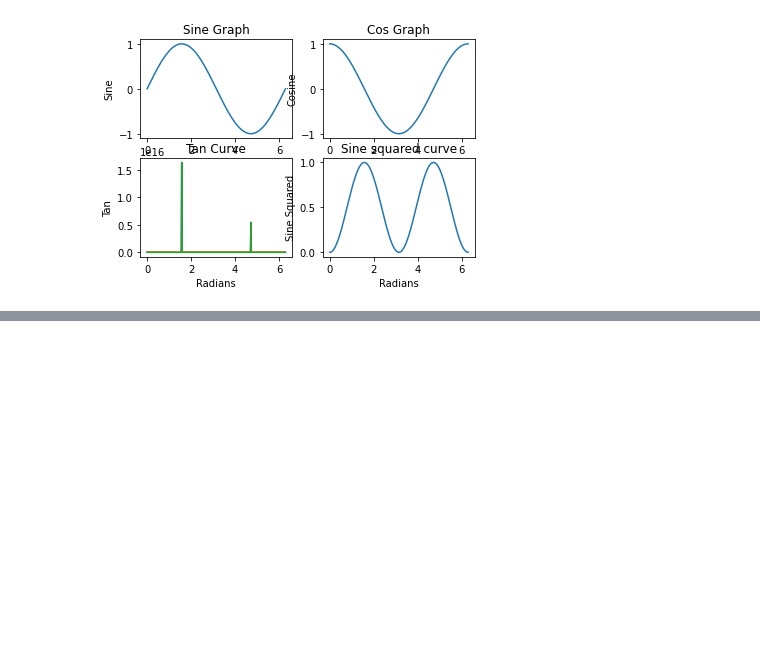
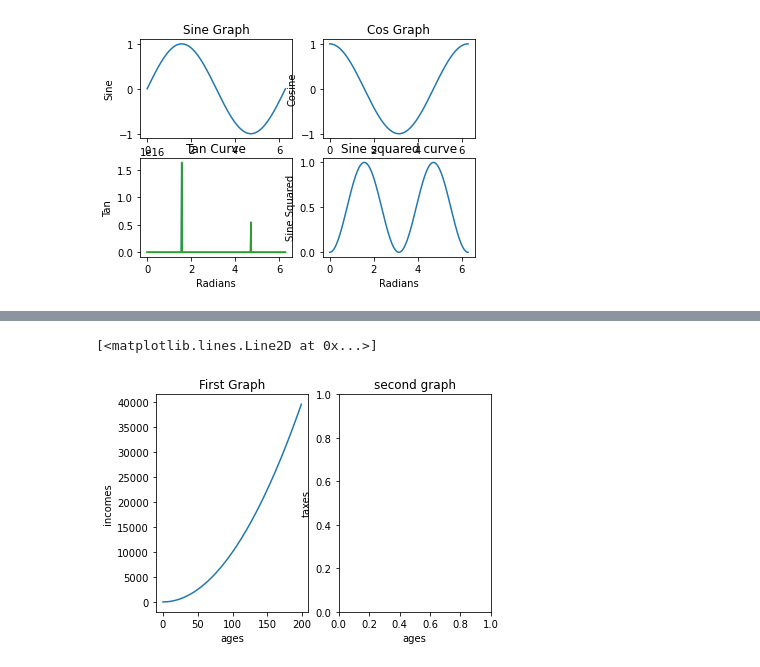
Before and after one commit to alfredayibonte/datascience-lecture-notes, a Jupyter notebook: lecture-12/Using subplots and object oriented way of plotting in matplotlib.ipynb, the cells around one changed output, grey strips where cells are left out. Cells and saved outputs as stored; diff of their text form; code cells hidden in the pictures; blank space fills up the shorter version.

```diff
--- a/lecture-12/Using subplots and object oriented way of plotting in matplotlib.ipynb
+++ b/lecture-12/Using subplots and object oriented way of plotting in matplotlib.ipynb
@@ -89,0 +158,8 @@ fig
+# %%
+e.plot(x, y)
+# %% [output]
+[<matplotlib.lines.Line2D at 0x...>]
+# %%
+fig
+# %% [output]
+[figure, added]
```
Also changed, not shown: parts of 68 cells of this notebook.
